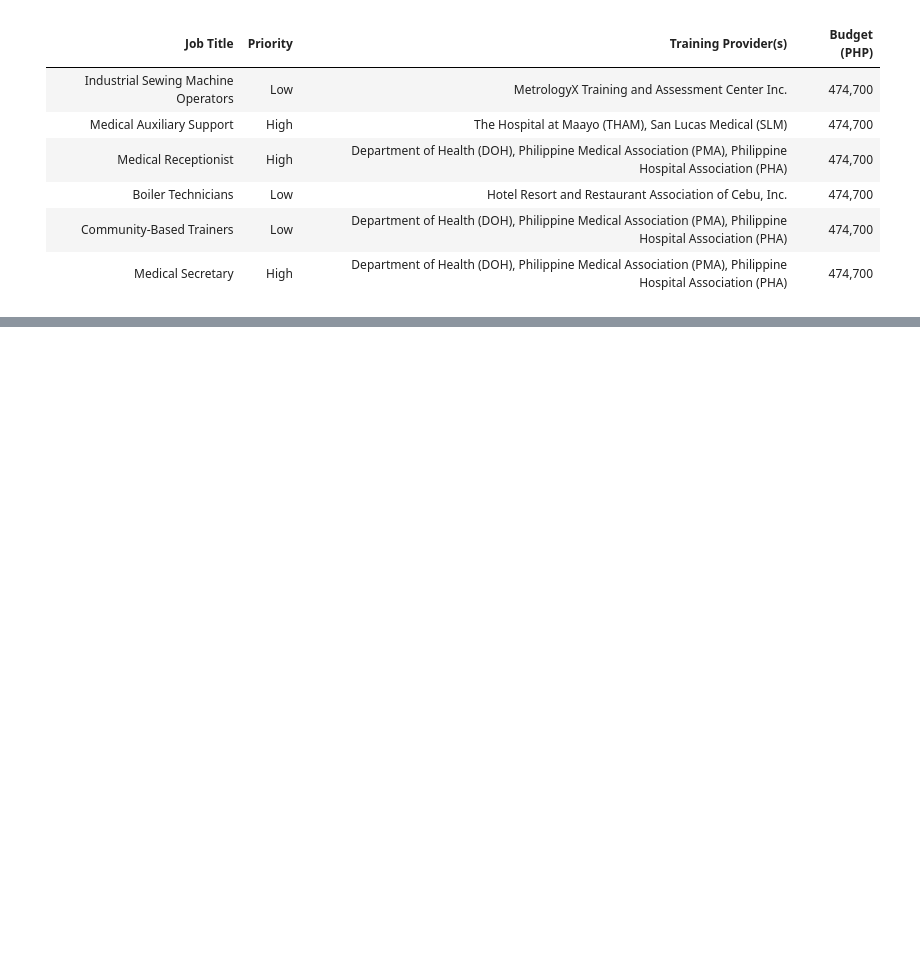
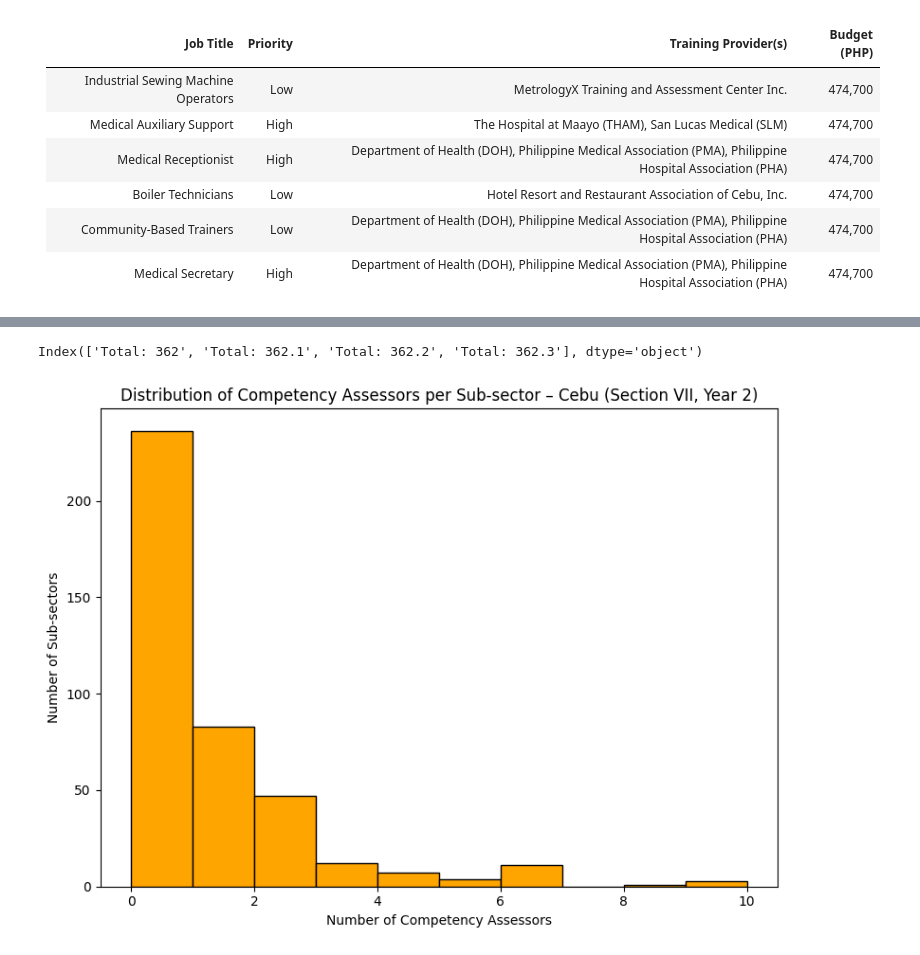
Before and after one commit to BSDSBA-JF/wadwani_intern, a Jupyter notebook: 03_tesda_cebu/CEBU/jf_eda.ipynb, the cells around one changed output, grey strips where cells are left out. Cells and saved outputs as stored; diff of their text form; code cells hidden in the pictures; blank space fills up the shorter version.

```diff
--- a/03_tesda_cebu/CEBU/jf_eda.ipynb
+++ b/03_tesda_cebu/CEBU/jf_eda.ipynb
@@ -185,0 +334,33 @@ section_4_df = pd.read_csv(section_4)
+# %%
+assessor_df.columns
+# %% [output]
+Index(['Total: 362', 'Total: 362.1', 'Total: 362.2', 'Total: 362.3'], dtype='object')
+# %%
+import pandas as pd
+import matplotlib.pyplot as plt
+
+# Load the file (skip extra header rows so real headers are used)
+section_7_path = "data/[Provincial] Reduction - Cebu - Section VII (R).csv"
+section_7_df = pd.read_csv(section_7_path, skiprows=3)
+
+# ✅ Select only the Competency Assessors column for Year 2
+# (based on your sheet, this column header is "Total: 362")
+year2_col = "Total: 362"
+
+# Convert to numeric (in case of text or missing values)
+assessor_counts = pd.to_numeric(section_7_df[year2_col], errors="coerce").fillna(0)
+
+# --- Create histogram for Year 2 ---
+plt.figure(figsize=(8, 6))
+max_count = int(assessor_counts.max()) if len(assessor_counts) else 0
+bins = range(0, max_count + 2)
+
+plt.hist(assessor_counts, bins=bins, color='orange', edgecolor='black')
+
+plt.title("Distribution of Competency Assessors per Sub-sector – Cebu (Section VII, Year 2)")
+plt.xlabel("Number of Competency Assessors")
+plt.ylabel("Number of Sub-sectors")
+plt.tight_layout()
+plt.show()
+# %% [output]
+[figure, added]
```
Also changed, not shown: parts of 19 cells of this notebook.
